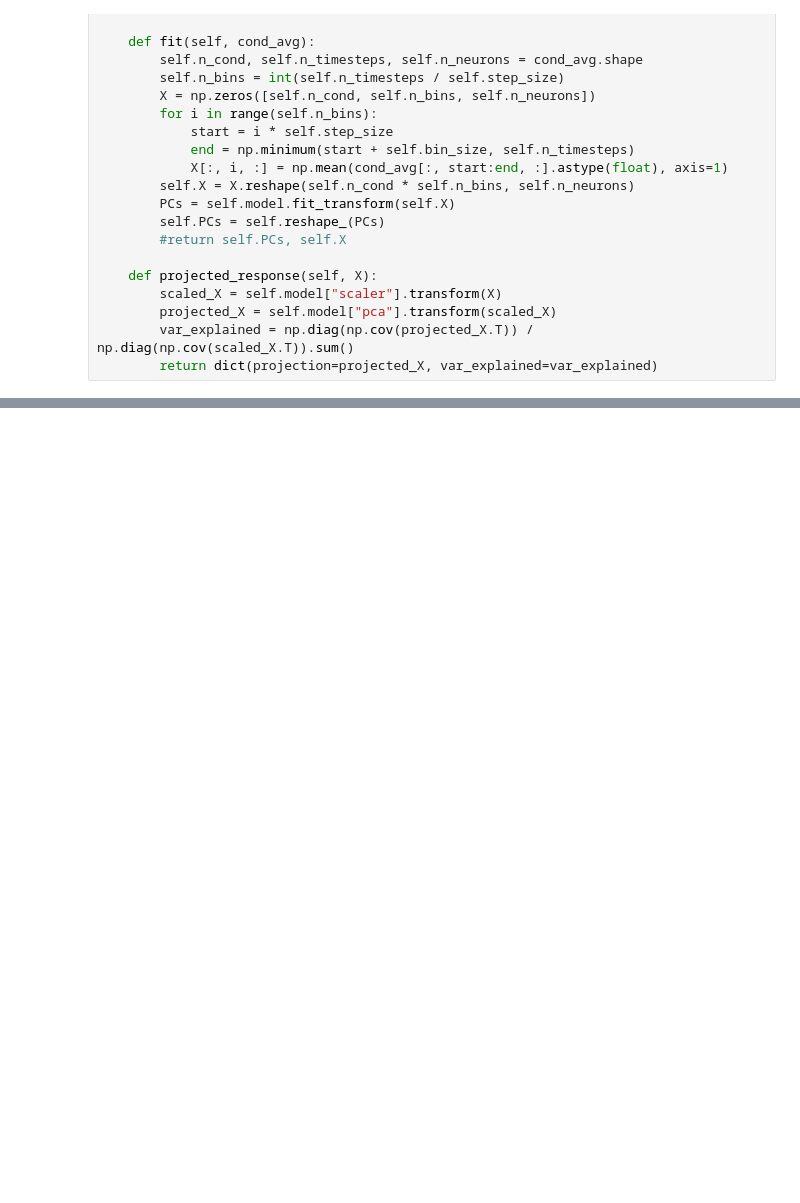
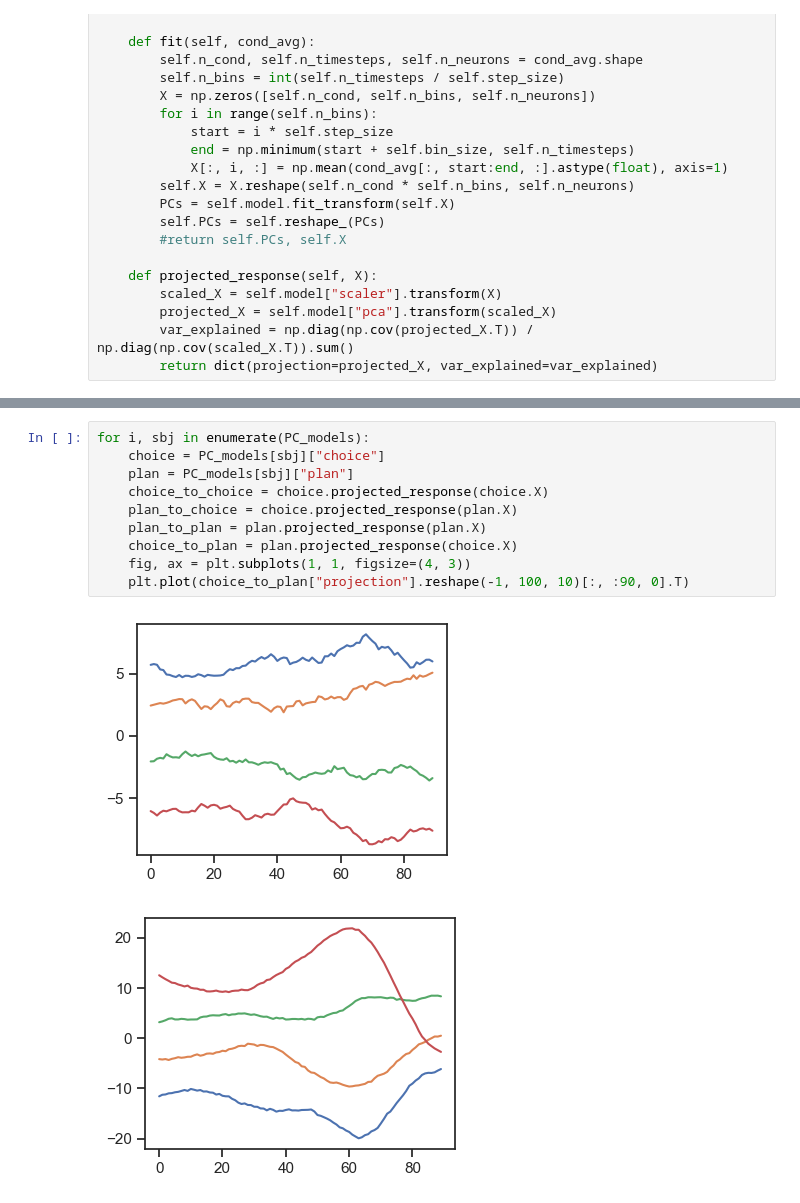
Before and after one commit to wjung21/PlanningDynamics, a Jupyter notebook: figures/fig4.ipynb, the cells around one changed output, grey strips where cells are left out. Cells and saved outputs as stored; diff of their text form; blank space fills up the shorter version.

```diff
--- a/figures/fig4.ipynb
+++ b/figures/fig4.ipynb
@@ -463,0 +465,13 @@ KeyError: 'null_alignment'
+# %%
+for i, sbj in enumerate(PC_models):
+    choice = PC_models[sbj]["choice"]
+    plan = PC_models[sbj]["plan"]
+    choice_to_choice = choice.projected_response(choice.X)
+    plan_to_choice = choice.projected_response(plan.X)
+    plan_to_plan = plan.projected_response(plan.X)
+    choice_to_plan = plan.projected_response(choice.X)
+    fig, ax = plt.subplots(1, 1, figsize=(4, 3))
+    plt.plot(choice_to_plan["projection"].reshape(-1, 100, 10)[:, :90, 0].T)
+# %% [output]
+[figure, added]
+[figure, added]
```
Also changed, not shown: parts of 13 cells of this notebook, 4 other files.
